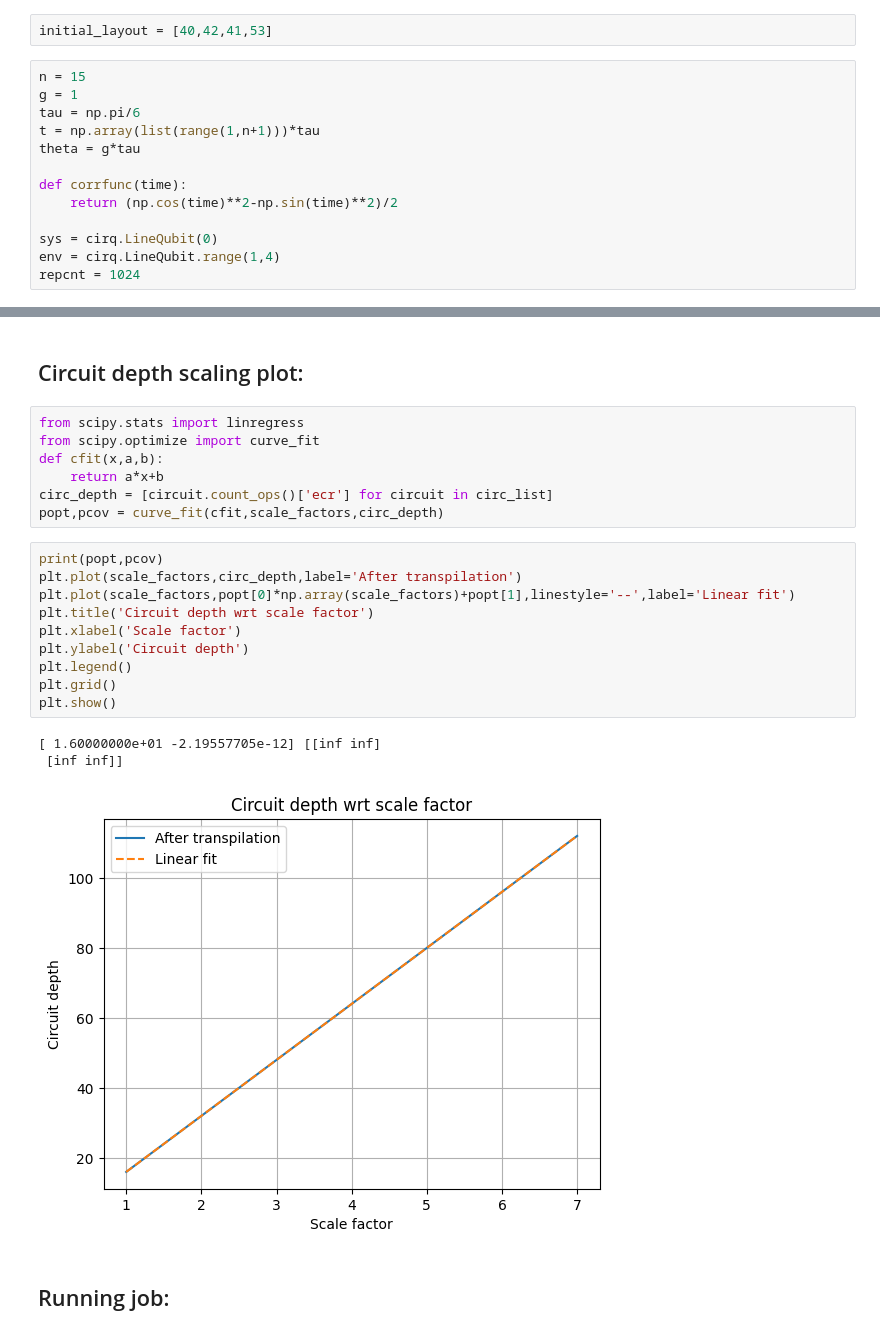
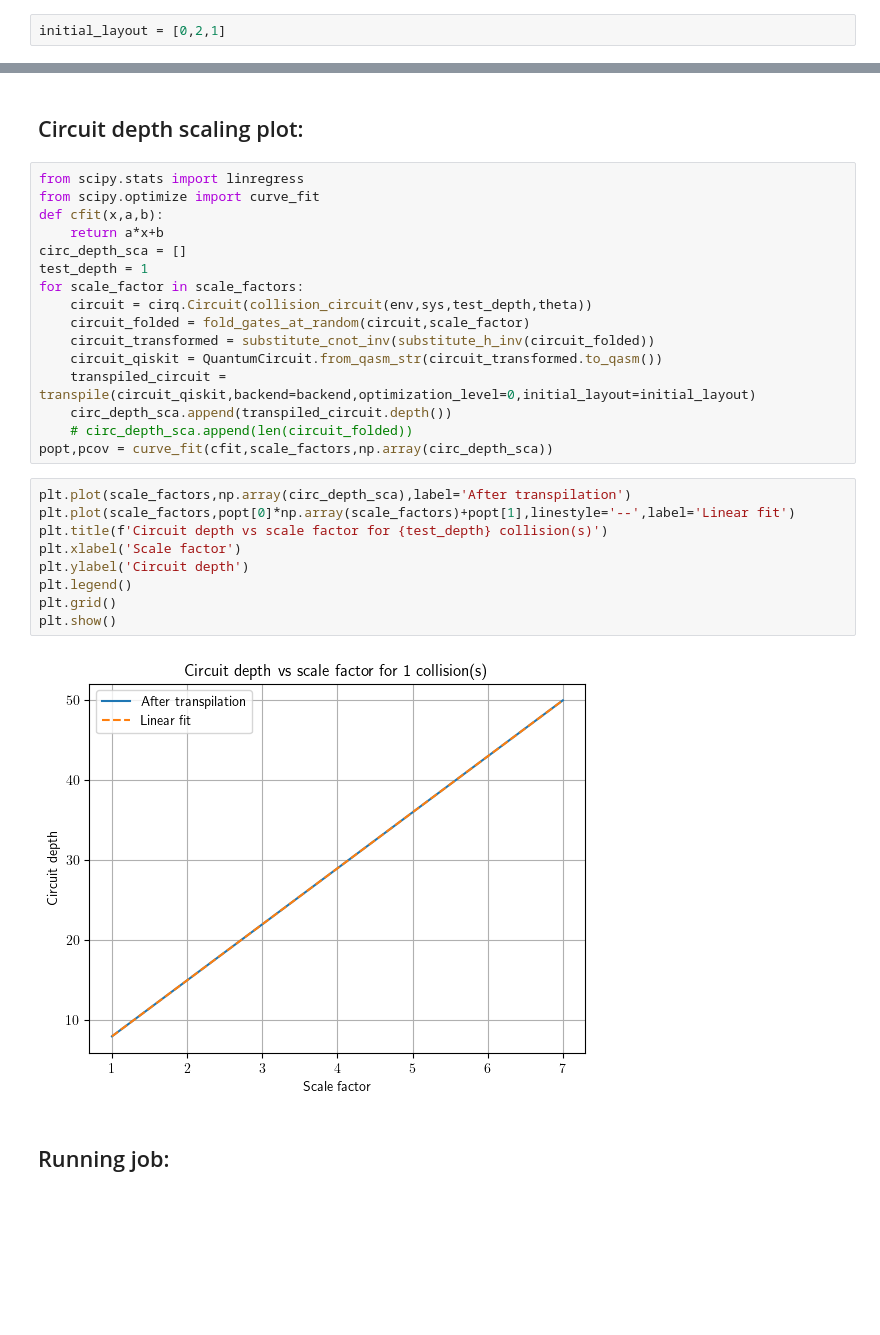
Before and after one commit to JessicaJohnBritto/QOSF_Cohort6, a Jupyter notebook: Results_from_paper/ZNE study/collisional.ipynb, the cells around one changed output, grey strips where cells are left out. Drawn from its saved outputs; the diff is of its cells as text; blank space fills up the shorter version.

Commit message:
collisional and mre zne study

```diff
--- a/Results_from_paper/ZNE study/collisional.ipynb
+++ b/Results_from_paper/ZNE study/collisional.ipynb
@@ -54,17 +130,4 @@ backend = provider.get_backend('ibm_kyoto')
 # %%
-initial_layout = [40,42,41,53]
+initial_layout = [0,2,1]
-# %%
-n = 15
-g = 1
-tau = np.pi/6
-t = np.array(list(range(1,n+1)))*tau
-theta = g*tau
-
-def corrfunc(time):
-    return (np.cos(time)**2-np.sin(time)**2)/2
-
-sys = cirq.LineQubit(0)
-env = cirq.LineQubit.range(1,4)
-repcnt = 1024
 # %%
 scale_factors = [1,3,5,7]
@@ -109,22 +170,28 @@ from scipy.stats import linregress
 from scipy.optimize import curve_fit
 def cfit(x,a,b):
     return a*x+b
-circ_depth = [circuit.count_ops()['ecr'] for circuit in circ_list]
-popt,pcov = curve_fit(cfit,scale_factors,circ_depth)
+circ_depth_sca = []
+test_depth = 1
+for scale_factor in scale_factors:
+    circuit = cirq.Circuit(collision_circuit(env,sys,test_depth,theta))
+    circuit_folded = fold_gates_at_random(circuit,scale_factor)
+    circuit_transformed = substitute_cnot_inv(substitute_h_inv(circuit_folded))
+    circuit_qiskit = QuantumCircuit.from_qasm_str(circuit_transformed.to_qasm())
+    transpiled_circuit = transpile(circuit_qiskit,backend=backend,optimization_level=0,initial_layout=initial_layout)
+    circ_depth_sca.append(transpiled_circuit.depth())
+    # circ_depth_sca.append(len(circuit_folded))
+popt,pcov = curve_fit(cfit,scale_factors,np.array(circ_depth_sca))
 # %%
-print(popt,pcov)
-plt.plot(scale_factors,circ_depth,label='After transpilation')
+plt.plot(scale_factors,np.array(circ_depth_sca),label='After transpilation')
 plt.plot(scale_factors,popt[0]*np.array(scale_factors)+popt[1],linestyle='--',label='Linear fit')
-plt.title('Circuit depth wrt scale factor')
+plt.title(f'Circuit depth vs scale factor for {test_depth} collision(s)')
 plt.xlabel('Scale factor')
 plt.ylabel('Circuit depth')
 plt.legend()
 plt.grid()
 plt.show()
 # %% [output]
-[ 1.60000000e+01 -2.19557705e-12] [[inf inf]
- [inf inf]]
-[figure, old version]
+[figure, new version]
 # %% [markdown]
 <h2>Running job:</h2>
 # %%
```
Also changed, not shown: parts of 21 cells of this notebook, 19 other files.
